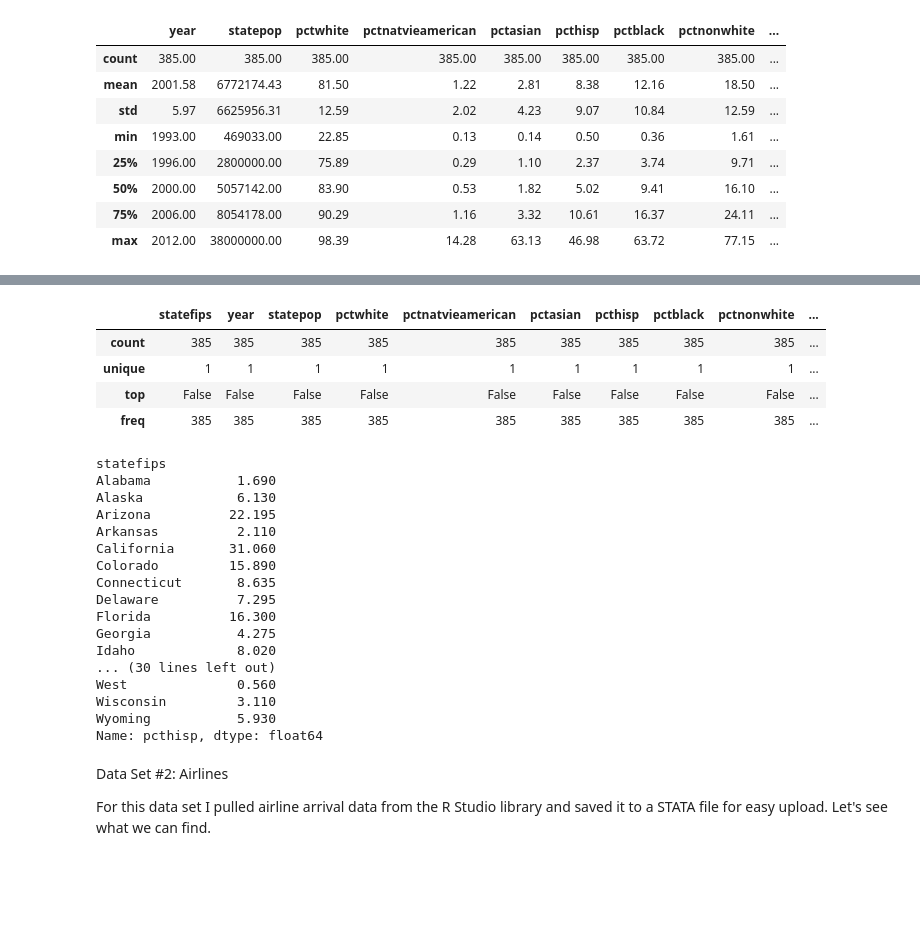
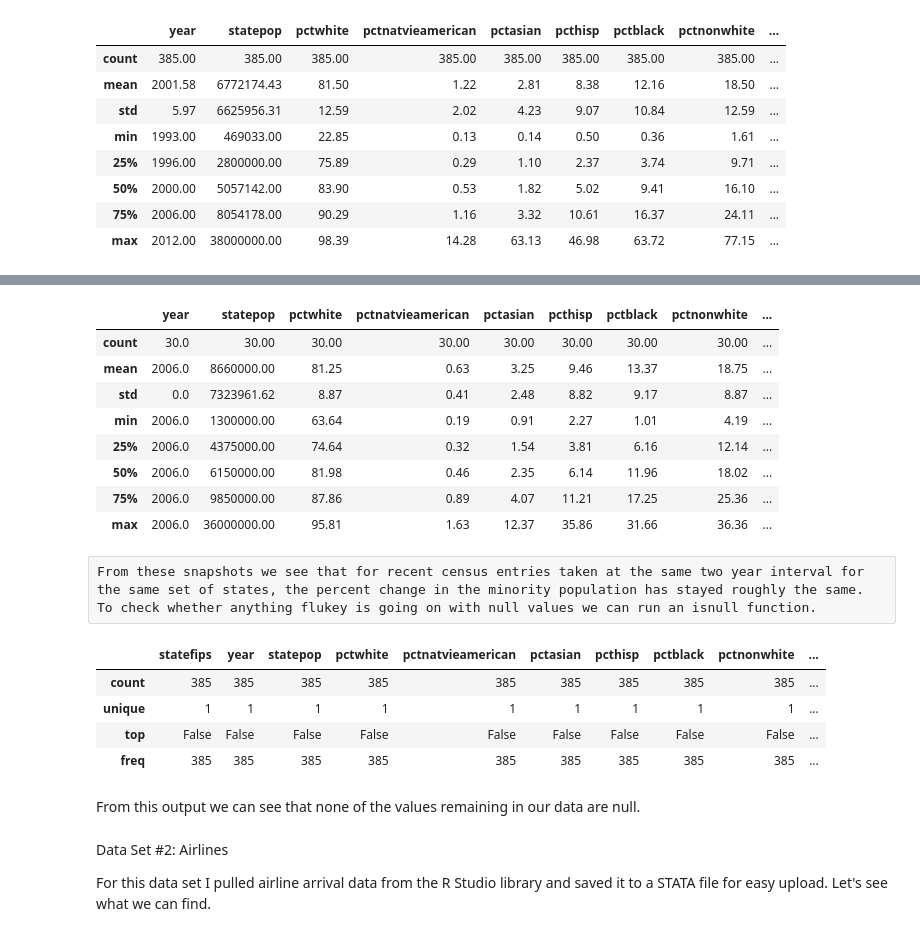
Before and after one commit to broad32/byu_econ_applied_machine_learning, a Jupyter notebook: homeworks/Homework_1.ipynb, the cells around one changed output, grey strips where cells are left out. Cells and saved outputs as stored; diff of their text form; code cells hidden in the pictures; blank space fills up the shorter version.

```diff
--- a/homeworks/Homework_1.ipynb
+++ b/homeworks/Homework_1.ipynb
@@ -186,3 +198,17 @@ df[df['year']==2012].describe().round(2)
+# %%
+df[df['year']==2008].describe().round(2)
+# %% [output]
+|  | year | statepop | pctwhite | pctnatvieamerican | pctasian | pcthisp | pctblack | pctnonwhite | ... |
+| count | 30.0 | 30.00 | 30.00 | 30.00 | 30.00 | 30.00 | 30.00 | 30.00 | ... |
+| mean | 2006.0 | 8660000.00 | 81.25 | 0.63 | 3.25 | 9.46 | 13.37 | 18.75 | ... |
+| std | 0.0 | 7323961.62 | 8.87 | 0.41 | 2.48 | 8.82 | 9.17 | 8.87 | ... |
+| min | 2006.0 | 1300000.00 | 63.64 | 0.19 | 0.91 | 2.27 | 1.01 | 4.19 | ... |
+| 25% | 2006.0 | 4375000.00 | 74.64 | 0.32 | 1.54 | 3.81 | 6.16 | 12.14 | ... |
+| 50% | 2006.0 | 6150000.00 | 81.98 | 0.46 | 2.35 | 6.14 | 11.96 | 18.02 | ... |
+| 75% | 2006.0 | 9850000.00 | 87.86 | 0.89 | 4.07 | 11.21 | 17.25 | 25.36 | ... |
+| max | 2006.0 | 36000000.00 | 95.81 | 1.63 | 12.37 | 35.86 | 31.66 | 36.36 | ... |
+# %% [raw]
+From these snapshots we see that for recent census entries taken at the same two year interval for the same set of states, the percent change in the minority population has stayed roughly the same.  To check whether anything flukey is going on with null values we can run an isnull function.
 # %%
 df.isnull().describe()
 # %% [output]
@@ -191,26 +217,8 @@ df.isnull().describe()
 | unique | 1 | 1 | 1 | 1 | 1 | 1 | 1 | 1 | 1 | ... |
 | top | False | False | False | False | False | False | False | False | False | ... |
 | freq | 385 | 385 | 385 | 385 | 385 | 385 | 385 | 385 | 385 | ... |
-# %%
-df.groupby('statefips')['pcthisp'].median()
-# %% [output]
-statefips
-Alabama           1.690
-Alaska            6.130
-Arizona          22.195
-Arkansas          2.110
-California       31.060
-Colorado         15.890
-Connecticut       8.635
-Delaware          7.295
-Florida          16.300
-Georgia           4.275
-Idaho             8.020
-... (30 lines left out)
-West              0.560
-Wisconsin         3.110
-Wyoming           5.930
-Name: pcthisp, dtype: float64
+# %% [markdown]
+From this output we can see that none of the values remaining in our data are null.
 # %% [markdown]
 Data Set #2: Airlines
 
```
Also changed, not shown: parts of 6 cells of this notebook.
